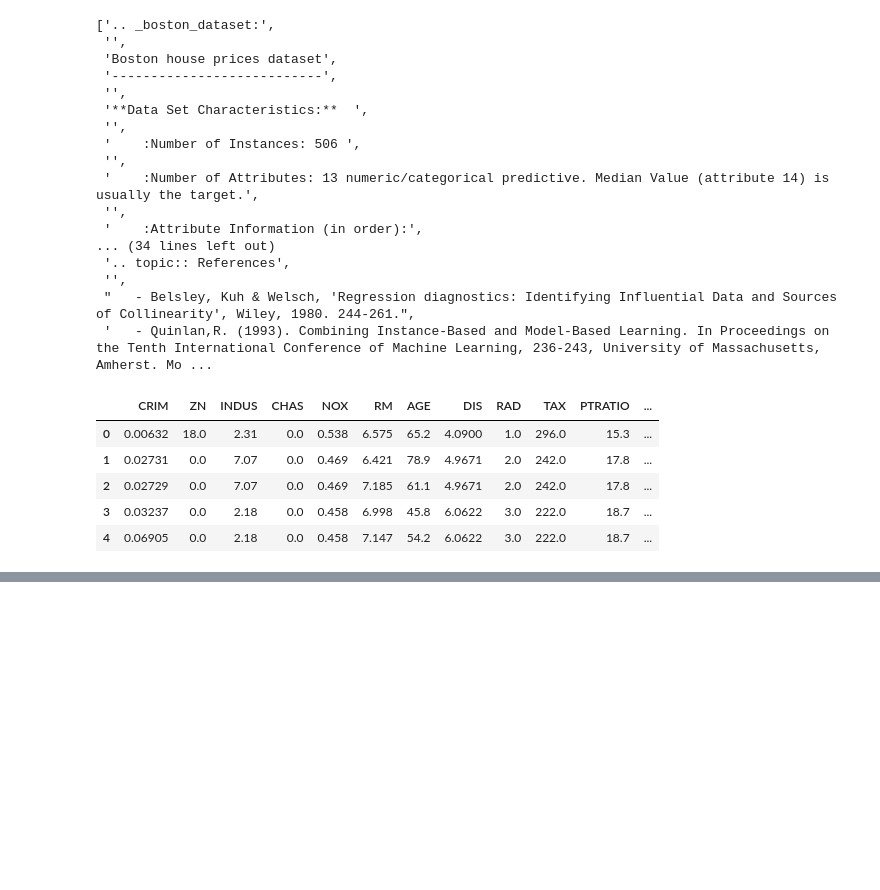
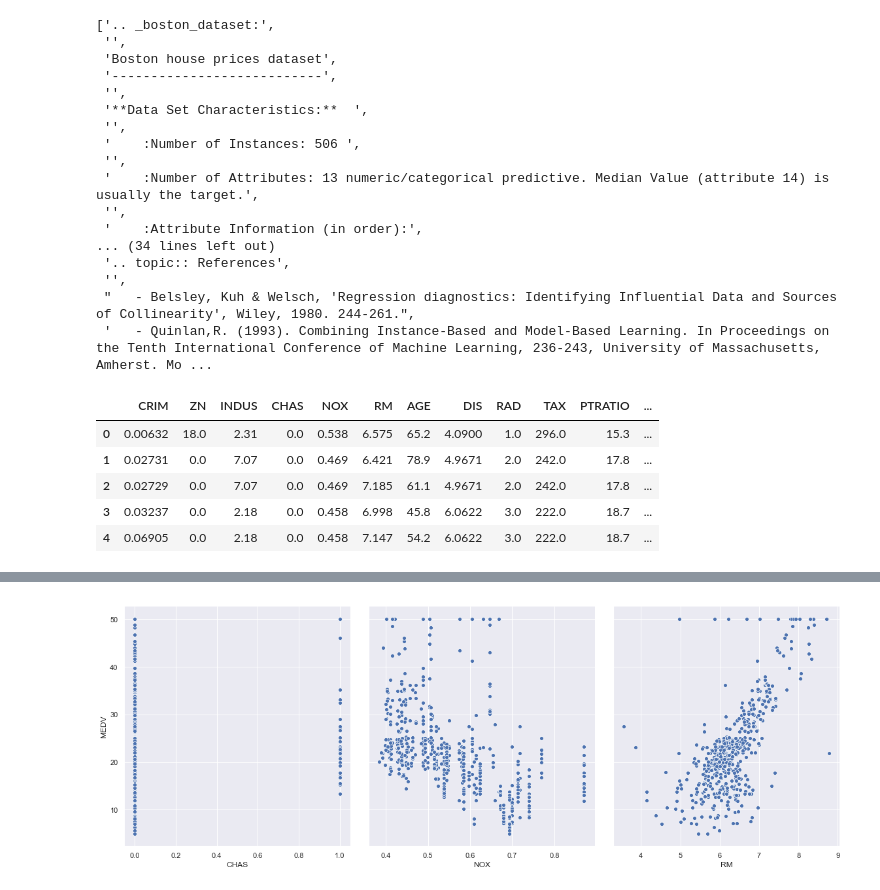
Before and after one commit to lewis-munyi/kamilimu-DS-track, a Jupyter notebook: EDA-Boston.ipynb, the cells around one changed output, grey strips where cells are left out. Cells and saved outputs as stored; diff of their text form; code cells hidden in the pictures; blank space fills up the shorter version.

```diff
--- a/EDA-Boston.ipynb
+++ b/EDA-Boston.ipynb
@@ -59,0 +201,4 @@ data.head()
+# %%
+sns.pairplot(data,x_vars=['CHAS','NOX','RM'],y_vars='MEDV',height=6, aspect =0.9);
+# %% [output]
+[figure, added]
```
Also changed, not shown: parts of 26 cells of this notebook.
